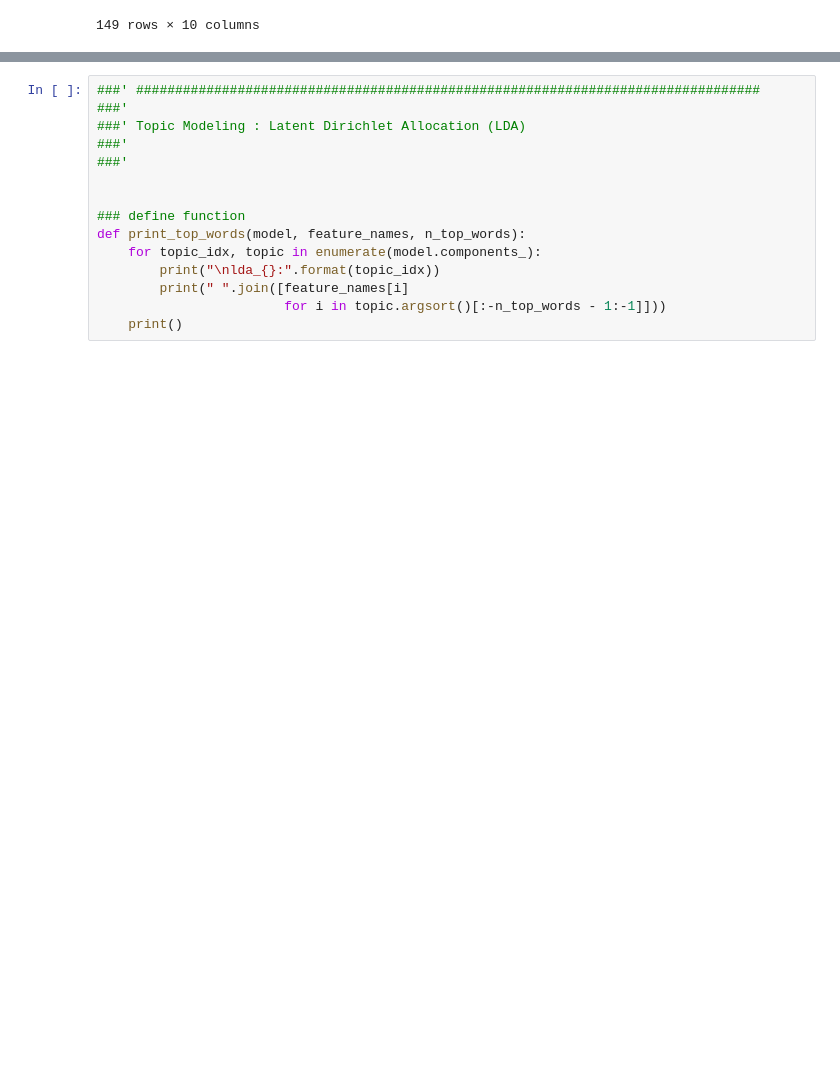
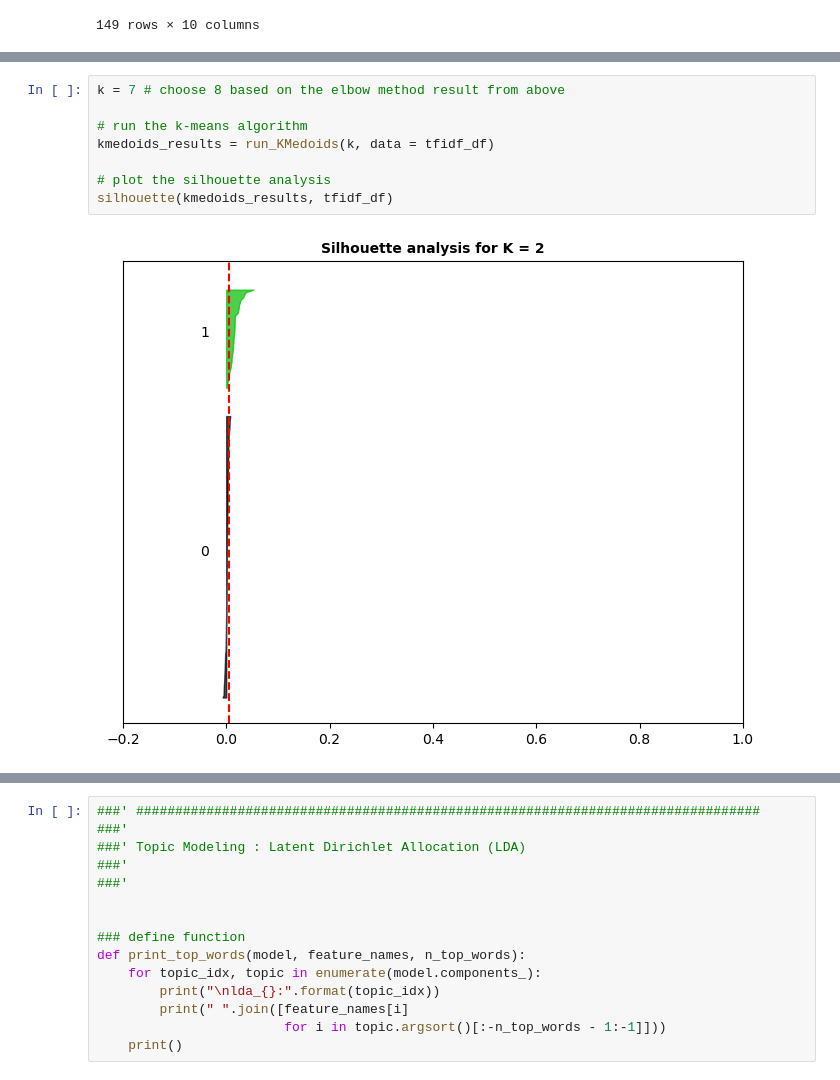
Before and after one commit to hyemin20/TopicModeling, a Jupyter notebook: 3. Topic Modeling1.ipynb, the cells around one changed output, grey strips where cells are left out. Saved outputs shown, nothing was run; the diff lists cells and outputs as text; blank space fills up the shorter version.

```diff
--- a/3. Topic Modeling1.ipynb
+++ b/3. Topic Modeling1.ipynb
@@ -257,0 +323,10 @@ plt.show()
+# %%
+k = 7 # choose 8 based on the elbow method result from above
+
+# run the k-means algorithm
+kmedoids_results = run_KMedoids(k, data = tfidf_df)
+
+# plot the silhouette analysis
+silhouette(kmedoids_results, tfidf_df)
+# %% [output]
+[figure, added]
```
Also changed, not shown: parts of 30 cells of this notebook.
